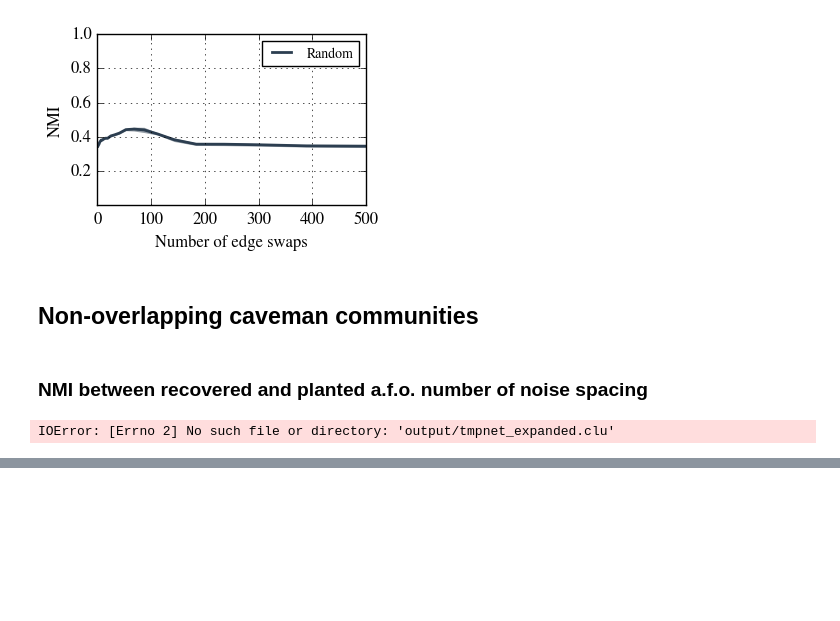
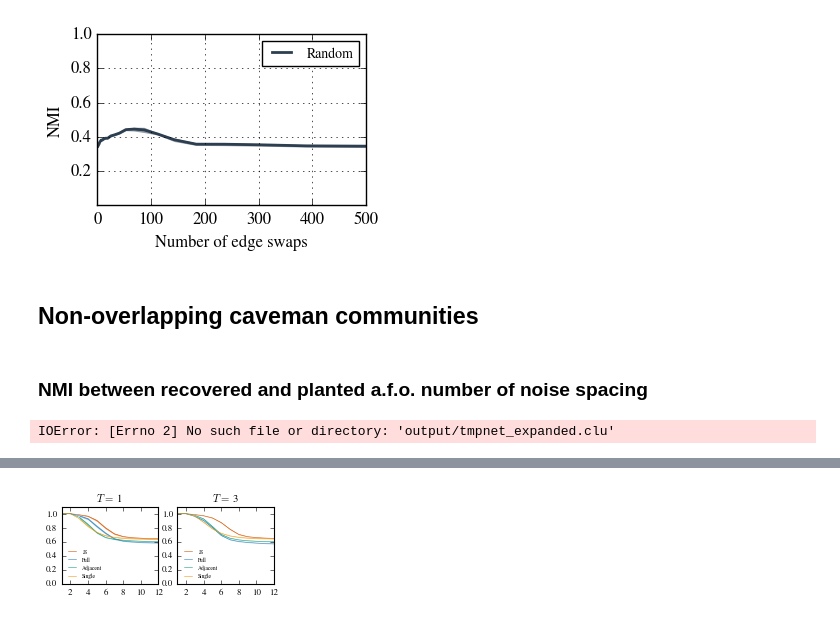
Before and after one commit to ulfaslak/recurrent_communities, a Jupyter notebook: Playspace.ipynb, the cells around one changed output, grey strips where cells are left out. Drawn from its saved outputs; the diff is of its cells as text; code cells hidden in the pictures; blank space fills up the shorter version.

```diff
--- a/Playspace.ipynb
+++ b/Playspace.ipynb
@@ -47,13 +41,14 @@ def standarize_plot_parameters():
     fig_width = fig_width_pt*inches_per_pt  # width in inches
     fig_height = fig_width*golden_mean       # height in inches
     params = {
-       'axes.labelsize': 10,
-       'legend.fontsize': 10,
-       'xtick.labelsize': 8,
-       'ytick.labelsize': 8,
-       'figure.figsize': [fig_width, fig_height],
-       'font.family': 'STIXGeneral',  # close enough to LaTeX font
-       'font.size': 10
+        'axes.labelsize': 10,
+        'legend.fontsize': 10,
+        'xtick.labelsize': 8,
+        'ytick.labelsize': 8,
+        'figure.figsize': [fig_width, fig_height],
+        'font.family': 'STIXGeneral',  # close enough to LaTeX font
+        'font.size': 10,
+        'figure.frameon': False
     }
     plt.rcParams.update(params)
 
@@ -76,7 +71,7 @@ def scatter_mean(X, Y, c, label=""):
         c=c, lw=2, ls="--", label=label
     )
 
-def confidence_intervals(X, Y, c, label="", mid_50_percentile=False):
+def confidence_intervals(X, Y, c, label="", mid_50_percentile=False, lw=2):
     X, Y = np.array(X), np.array(Y)
     low, upp = st.t.interval(
         0.99,
@@ -95,7 +90,7 @@ def confidence_intervals(X, Y, c, label="", mid_50_percentile=False):
     plt.plot(
         np.mean(X, axis=0),
         np.mean(Y, axis=0),
-        lw=2,
+        lw=lw,
         c=c,
         label=label
     )
@@ -1132,0 +1390,47 @@ G.nodes()
+# %%
+def standarize_plot_parameters():
+    # http://scipy.github.io/old-wiki/pages/Cookbook/Matplotlib/LaTeX_Examples
+    # thesis has 417.47 points in column size, with 0.6\columnwidth
+    fig_width_pt = 417.47*0.6
+    inches_per_pt = 1.0/72.27               # Convert pt to inches
+    golden_mean = (np.sqrt(5)-1.0)/2.0         # Aesthetic ratio
+    fig_width = fig_width_pt*inches_per_pt  # width in inches
+    fig_height = fig_width*golden_mean       # height in inches
+    params = {
+        'axes.labelsize': 10,
+        'legend.fontsize': 10,
+        'xtick.labelsize': 8,
+        'ytick.labelsize': 8,
+        'figure.figsize': [fig_width, fig_height],
+        'font.family': 'STIXGeneral',  # close enough to LaTeX font
+        'font.size': 8,
+        'figure.frameon': False
+    }
+    plt.rcParams.update(params)
+standarize_plot_parameters()
+
+def make121(X):
+    return np.append(np.ones((np.array(X)[:, 2:].shape[0], 2)), np.array(X)[:, 2:], axis=1)
+
+plt.figure(None, figsize=(3.42, 1.2), frameon=False)
+for fignum, T in enumerate([1, 3], 1):
+
+    L_max = 12
+    X = [range(1, L_max+1)]
+
+    plt.subplot(1, 2, fignum)
+    plt.title("$T =$ %d" % T)
+    confidence_intervals(X, make121(globals()["jsT%d" % T]), c="#d35400", label="JS", lw=0.5)
+    confidence_intervals(X, make121(globals()["fullT%d" % T]), "#2980b9", label="Full", lw=0.5)
+    confidence_intervals(X, make121(globals()["adjT%d" % T]), c="#16a085", label="Adjacent", lw=0.5)
+    confidence_intervals(X, make121(globals()["singleT%d" % T]), c="#f39c12", label="Single", lw=0.5)
+
+    plt.xlim(1, L_max)
+    plt.ylim(0, 1.1)
+
+    plt.legend(loc="lower left", fontsize=5, frameon=False)
+
+#plt.savefig("figures/NMI_vs_L_where_T_equals_is_1_and_3.pdf")
+plt.show()
+# %% [output]
+[figure, added]
```
Also changed, not shown: parts of 16 cells of this notebook, 12 other files.
